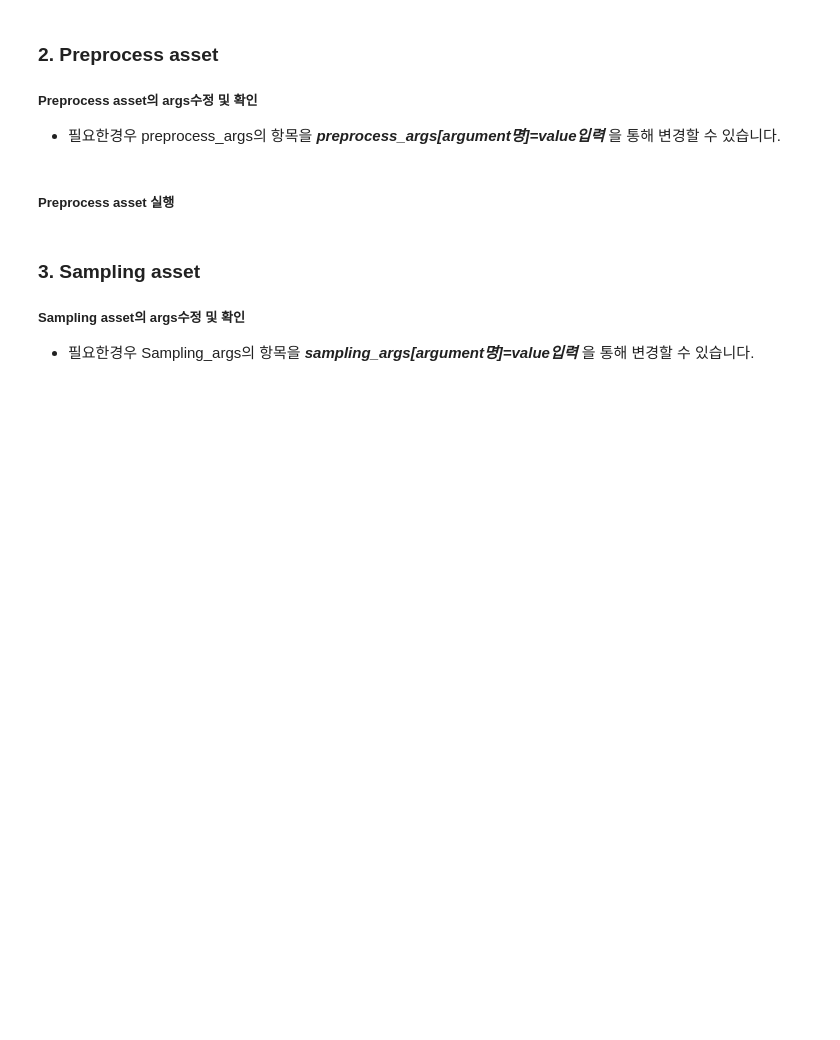
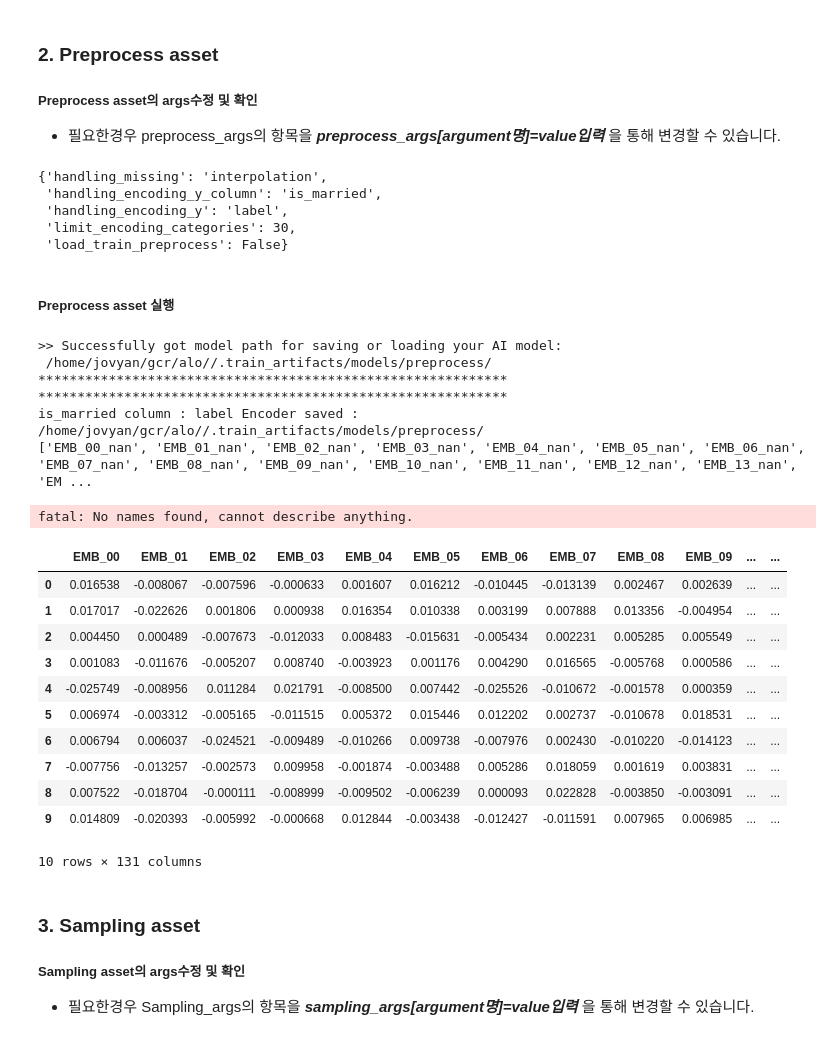
Before and after one commit to mellerikat-aicontents/Graph-powered-Classification-Regression, a Jupyter notebook: GCR_asset_run_template.ipynb, the cells around one changed output. Drawn from its saved outputs; the diff is of its cells as text; code cells hidden in the pictures; blank space fills up the shorter version.

```diff
--- a/GCR_asset_run_template.ipynb
+++ b/GCR_asset_run_template.ipynb
@@ -64,20 +209,46 @@ data_graph['dataframe'].head(10)
 # %%
 # GCR asset 순서에 따라 step 순서를 입력합니다. (input(0) - graph(1) - preprocess(2) - sampling(3) - train(4))
 step = 2
-preprocess_args = JS.get_arguments(train_pipelines,step)
+preprocess_args = alo.user_parameters[pipeline][step]['args'][0].copy()
 
 # 아래 주석을 풀어 preprocess_args 수정합니다.
 # preprocess_args['handling_missing'] = 'interpolation'
 preprocess_args
+# %% [output]
+{'handling_missing': 'interpolation',
+ 'handling_encoding_y_column': 'is_married',
+ 'handling_encoding_y': 'label',
+ 'limit_encoding_categories': 30,
+ 'load_train_preprocess': False}
 # %% [markdown]
 ##### Preprocess asset 실행
 # %%
-data_preprocess, config_preprocess = JS.run(step, preprocess_args, train_pipelines, data_graph, config_graph)
+data_preprocess, config_preprocess = alo.process_asset_step(alo.asset_source[pipeline][step], step, pipeline, data_graph, config_graph.copy(), [preprocess_args])
 # data_preprocess: preprocess asset의 결과물입니다. 다음 asset 실행 시 필요합니다.
 # config_preprocess: preprocess asset의 결과 config입니다. 다음 asset실행 시 필요합니다.
 
 # preprocess asset의 결과 dataframe은 data_preprocess['dataframe']으로 확인할 수 있습니다.
 data_preprocess['dataframe'].head(10)
+# %% [output]
+>> Successfully got model path for saving or loading your AI model:
+ /home/jovyan/gcr/alo//.train_artifacts/models/preprocess/
+************************************************************
+************************************************************
+is_married column : label Encoder saved : /home/jovyan/gcr/alo//.train_artifacts/models/preprocess/
+['EMB_00_nan', 'EMB_01_nan', 'EMB_02_nan', 'EMB_03_nan', 'EMB_04_nan', 'EMB_05_nan', 'EMB_06_nan', 'EMB_07_nan', 'EMB_08_nan', 'EMB_09_nan', 'EMB_10_nan', 'EMB_11_nan', 'EMB_12_nan', 'EMB_13_nan', 'EM ...
+fatal: No names found, cannot describe anything.
+|  | EMB_00 | EMB_01 | EMB_02 | EMB_03 | EMB_04 | EMB_05 | EMB_06 | EMB_07 | EMB_08 | EMB_09 | ... | ... |
+| 0 | 0.016538 | -0.008067 | -0.007596 | -0.000633 | 0.001607 | 0.016212 | -0.010445 | -0.013139 | 0.002467 | 0.002639 | ... | ... |
+| 1 | 0.017017 | -0.022626 | 0.001806 | 0.000938 | 0.016354 | 0.010338 | 0.003199 | 0.007888 | 0.013356 | -0.004954 | ... | ... |
+| 2 | 0.004450 | 0.000489 | -0.007673 | -0.012033 | 0.008483 | -0.015631 | -0.005434 | 0.002231 | 0.005285 | 0.005549 | ... | ... |
+| 3 | 0.001083 | -0.011676 | -0.005207 | 0.008740 | -0.003923 | 0.001176 | 0.004290 | 0.016565 | -0.005768 | 0.000586 | ... | ... |
+| 4 | -0.025749 | -0.008956 | 0.011284 | 0.021791 | -0.008500 | 0.007442 | -0.025526 | -0.010672 | -0.001578 | 0.000359 | ... | ... |
+| 5 | 0.006974 | -0.003312 | -0.005165 | -0.011515 | 0.005372 | 0.015446 | 0.012202 | 0.002737 | -0.010678 | 0.018531 | ... | ... |
+| 6 | 0.006794 | 0.006037 | -0.024521 | -0.009489 | -0.010266 | 0.009738 | -0.007976 | 0.002430 | -0.010220 | -0.014123 | ... | ... |
+| 7 | -0.007756 | -0.013257 | -0.002573 | 0.009958 | -0.001874 | -0.003488 | 0.005286 | 0.018059 | 0.001619 | 0.003831 | ... | ... |
+| 8 | 0.007522 | -0.018704 | -0.000111 | -0.008999 | -0.009502 | -0.006239 | 0.000093 | 0.022828 | -0.003850 | -0.003091 | ... | ... |
+| 9 | 0.014809 | -0.020393 | -0.005992 | -0.000668 | 0.012844 | -0.003438 | -0.012427 | -0.011591 | 0.007965 | 0.006985 | ... | ... |
+10 rows × 131 columns
 # %% [markdown]
 </br>
 
```
Also changed, not shown: parts of 22 cells of this notebook.
